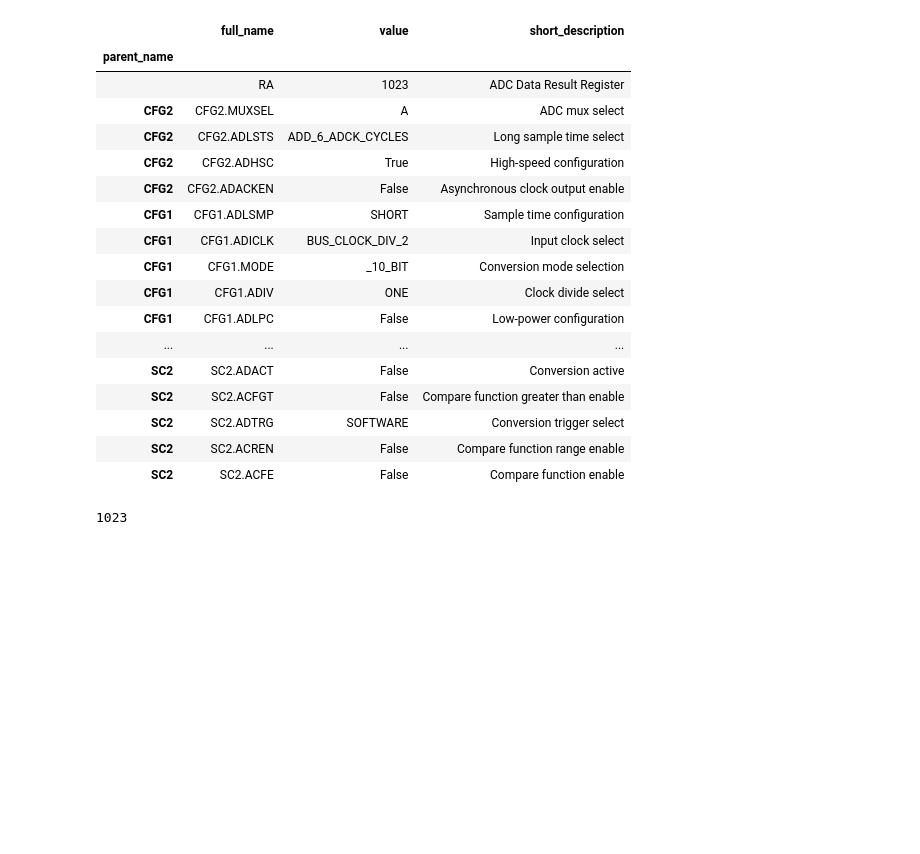
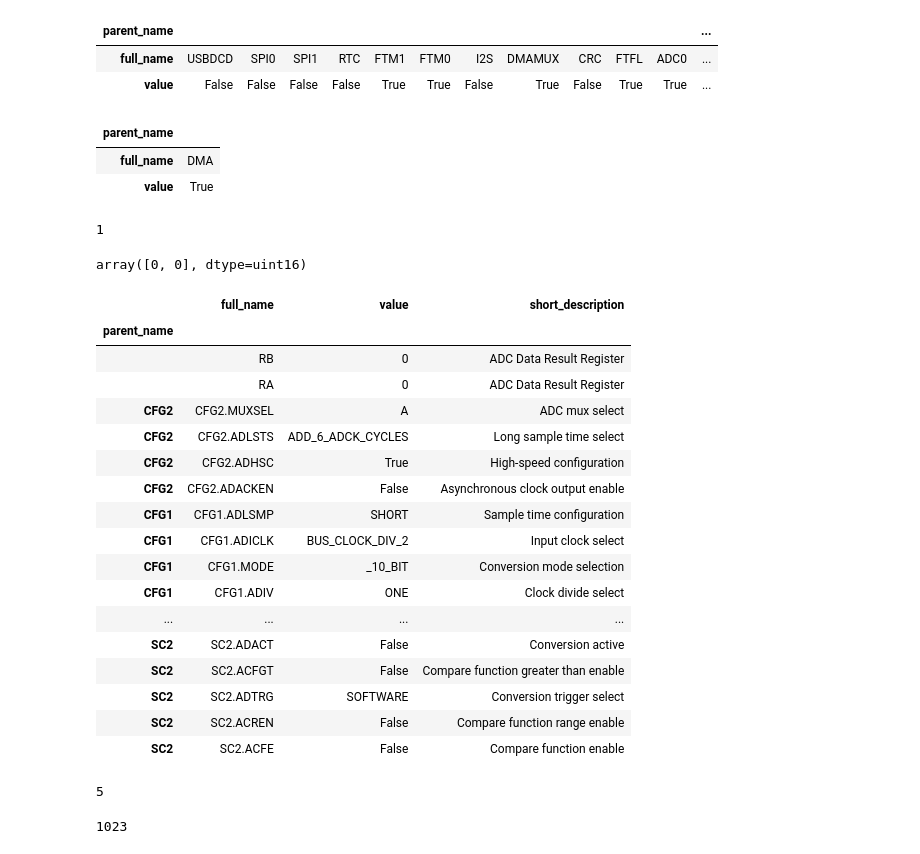
Before and after one commit to sci-bots/teensy-minimal-rpc, a Jupyter notebook: Example - read multiple channels.ipynb, the cells around one changed output. Saved outputs shown, nothing was run; the diff lists cells and outputs as text; code cells hidden in the pictures; blank space fills up the shorter version.

```diff
--- a/Example - read multiple channels.ipynb
+++ b/Example - read multiple channels.ipynb
@@ -30,13 +57,40 @@ proxy.setSamplingSpeed(teensy.ADC_VERY_HIGH_SPEED, teensy.ADC_0)
+# %%
+scgc6 = sim.R_SCGC6.FromString(proxy.read_sim_SCGC6().tostring())
+
+df_scgc6_fields = resolve_field_values(scgc6)
+df_scgc6_fields[['full_name', 'value']].dropna().T
+# %% [output]
+| parent_name |  |  |  |  |  |  |  |  |  |  |  | ... |
+| full_name | USBDCD | SPI0 | SPI1 | RTC | FTM1 | FTM0 | I2S | DMAMUX | CRC | FTFL | ADC0 | ... |
+| value | False | False | False | False | True | True | False | True | False | True | True | ... |
+# %%
+scgc7 = sim.R_SCGC7.FromString(proxy.read_sim_SCGC7().tostring())
+
+df_scgc7_fields = resolve_field_values(scgc7)
+df_scgc7_fields[['full_name', 'value']].dropna().T
+# %% [output]
+| parent_name |  |
+| full_name | DMA |
+| value | True |
+# %%
+proxy.startSingleRead(teensy.A1, teensy.ADC_0)
+# %% [output]
+1
+# %%
+proxy.adc_read()
+# %% [output]
+array([0, 0], dtype=uint16)
 # %%
-adc0_registers = adc.ADC_REGISTERS.FromString(proxy.read_adc_registers(0).tostring())
+adc0_registers = adc.Registers.FromString(proxy.read_adc_registers(0).tostring())
 df_fields = resolve_field_values(adc0_registers).join(ADC_DESCRIPTIONS, on='full_name')
 df_fields.loc[(df_fields.index != '') |
-              (df_fields.full_name == 'RA'),
+              df_fields.full_name.str.startswith('R'),
               ['full_name', 'value', 'short_description']]
 # %% [output]
 |  | full_name | value | short_description |
 | parent_name |  |  |  |
-|  | RA | 1023 | ADC Data Result Register |
+|  | RB | 0 | ADC Data Result Register |
+|  | RA | 0 | ADC Data Result Register |
 | CFG2 | CFG2.MUXSEL | A | ADC mux select |
 | CFG2 | CFG2.ADLSTS | ADD_6_ADCK_CYCLES | Long sample time select |
 | CFG2 | CFG2.ADHSC | True | High-speed configuration |
@@ -45,13 +99,17 @@ df_fields.loc[(df_fields.index != '') |
 | CFG1 | CFG1.ADICLK | BUS_CLOCK_DIV_2 | Input clock select |
 | CFG1 | CFG1.MODE | _10_BIT | Conversion mode selection |
 | CFG1 | CFG1.ADIV | ONE | Clock divide select |
-| CFG1 | CFG1.ADLPC | False | Low-power configuration |
 | ... | ... | ... | ... |
 | SC2 | SC2.ADACT | False | Conversion active |
 | SC2 | SC2.ACFGT | False | Compare function greater than enable |
 | SC2 | SC2.ADTRG | SOFTWARE | Conversion trigger select |
 | SC2 | SC2.ACREN | False | Compare function range enable |
 | SC2 | SC2.ACFE | False | Compare function enable |
+# %%
+teensy.adc.SC1A_TO_CHANNEL_ADC0[df_fields.set_index('full_name').loc['SC1A.ADCH'].value]
+teensy.adc.CHANNEL_TO_SC1A_ADC0[teensy.A0]
+# %% [output]
+5
 # %%
 proxy.analogRead(teensy.A0, teensy.ADC_0)
 # %% [output]
```
Also changed, not shown: parts of 3 cells of this notebook, 9 other files.
